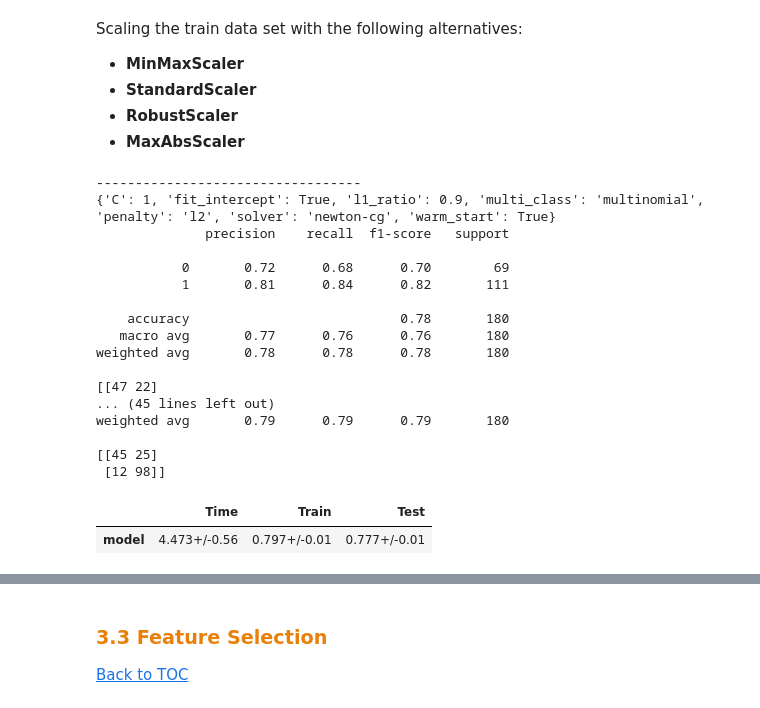
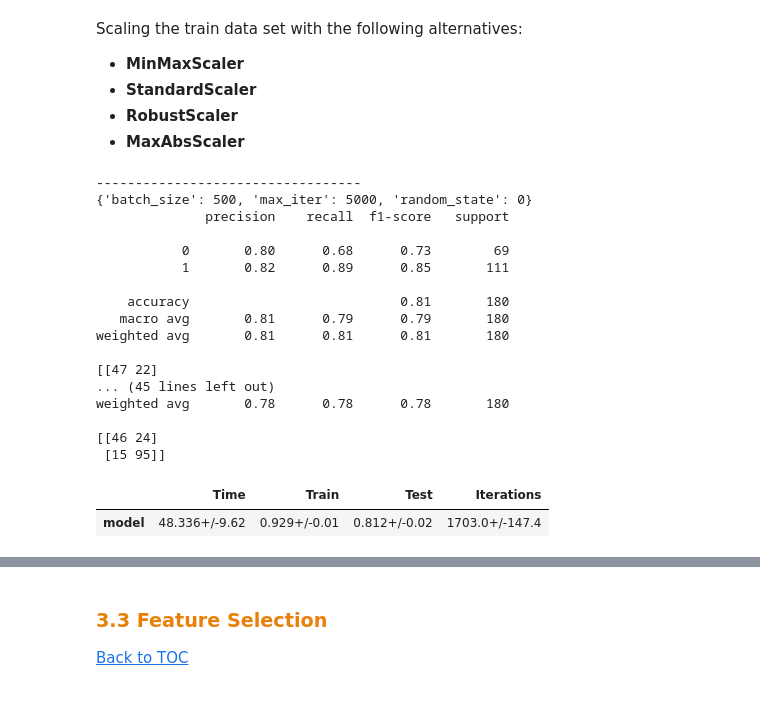
Before and after one commit to CatPalha/machineLearningProject, a Jupyter notebook: Project_BooleanPandemic_Group30.ipynb, the cells around one changed output, grey strips where cells are left out. Drawn from its saved outputs; the diff is of its cells as text; code cells hidden in the pictures.

```diff
--- a/Project_BooleanPandemic_Group30.ipynb
+++ b/Project_BooleanPandemic_Group30.ipynb
@@ -229,7 +235,6 @@ target = train['Deceased']
 data['Infected_per_Family'] = data['Parents or siblings infected'] + data['Wife/Husband or children infected']
 data['Marital_Status'] = 0
 data['Gender'] = 0
-data['Title'] = 0
 # 2020-60 = 1960
 data['Is_young'] = 0
 for i in data.index:
@@ -1121,3 +884,9 @@ model = LogisticRegression()
+# %%
+parameter_space = {
+    'batch_size':[50,500],
+    'max_iter':[5000],
+    'random_state':[0]
+}
 # %% [markdown]
   ### <font color='#E8800A'>3.2 Data Cleaning and Scaling</font> <a class="anchor" id="dataclean"></a>
   [Back to TOC](#toc)
@@ -1144,23 +903,53 @@ method = 'stat'
+# %%
+#scaler = MinMaxScaler()
+#scaler = StandardScaler()
+scaler = RobustScaler()
+#scaler = MaxAbsScaler
+
+remove = True
+#remove = False
+
+#std = 3
+std = 4
+
+method = 'knn'
+#method = 'stat'
+
+#k = 1
+k = 2
+#k = 3
+#k = 4
+#k = 5
+
+#model = KNeighborsClassifier()
+#model = GaussianNB()
+#model = SVC()
+#model = LogisticRegression()
+model = MLPClassifier()
+#model = DecisionTreeClassifier()
+#model = AbaBoostClassifier()
+#model = GradientBoostingClassifier()
+#model = RandomForestClassifier()
 # %%
-df = pd.DataFrame(columns=['Time','Train','Test'], index=['model'])
+df = pd.DataFrame(columns=['Time','Train','Test','Iterations'], index=['model'])
 show_results(df,[model],scaler=scaler,remove=remove,std=std,k=k,method=method,parameters=[parameter_space])
 # %% [output]
 ----------------------------------
-{'C': 1, 'fit_intercept': True, 'l1_ratio': 0.9, 'multi_class': 'multinomial', 'penalty': 'l2', 'solver': 'newton-cg', 'warm_start': True}
+{'batch_size': 500, 'max_iter': 5000, 'random_state': 0}
               precision    recall  f1-score   support
 
-           0       0.72      0.68      0.70        69
-           1       0.81      0.84      0.82       111
+           0       0.80      0.68      0.73        69
+           1       0.82      0.89      0.85       111
 
-    accuracy                           0.78       180
-   macro avg       0.77      0.76      0.76       180
-weighted avg       0.78      0.78      0.78       180
+    accuracy                           0.81       180
+   macro avg       0.81      0.79      0.79       180
+weighted avg       0.81      0.81      0.81       180
 
 [[47 22]
 ... (45 lines left out)
-weighted avg       0.79      0.79      0.79       180
+weighted avg       0.78      0.78      0.78       180
 
-[[45 25]
- [12 98]]
+[[46 24]
+ [15 95]]
-|  | Time | Train | Test |
-| model | 4.473+/-0.56 | 0.797+/-0.01 | 0.777+/-0.01 |
+|  | Time | Train | Test | Iterations |
+| model | 48.336+/-9.62 | 0.929+/-0.01 | 0.812+/-0.02 | 1703.0+/-147.4 |
```
Also changed, not shown: parts of 120 cells of this notebook, 10 other files.
